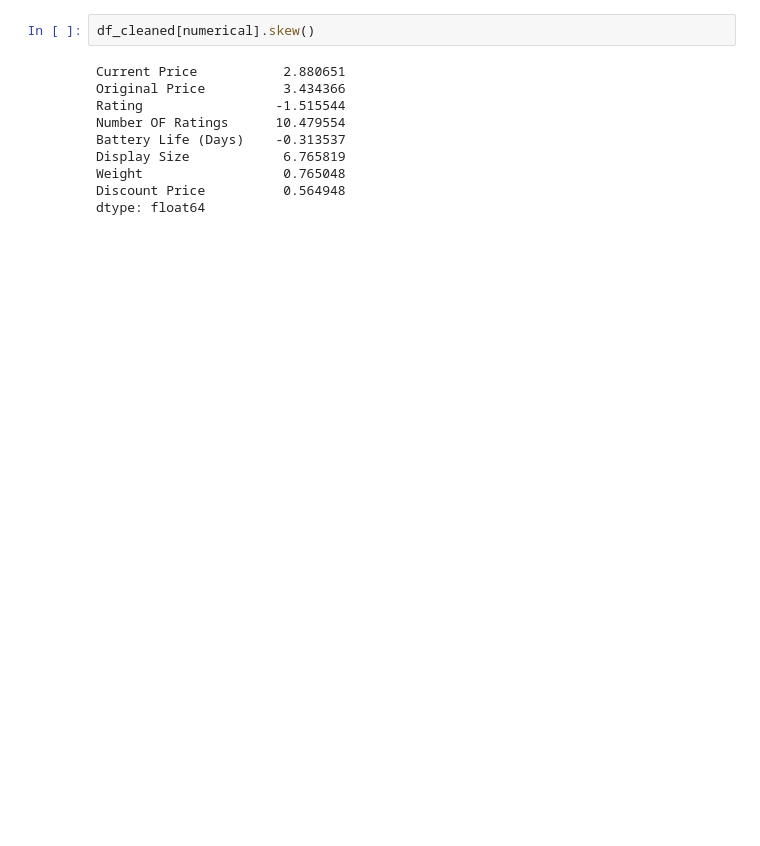
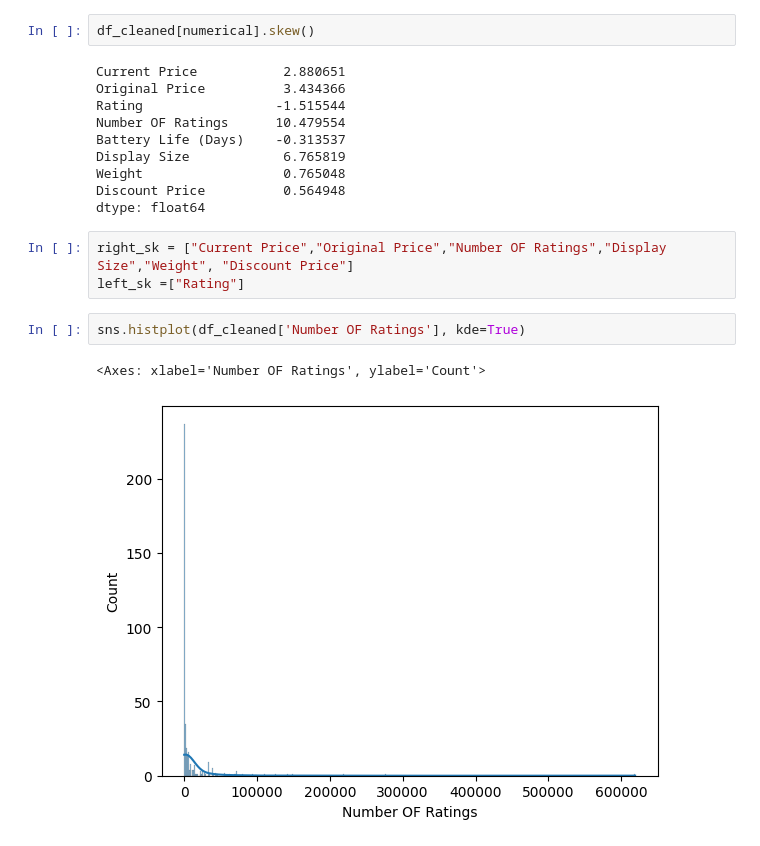
Before and after one commit to Git-of-Abdullah/smartwatch, a Jupyter notebook: Data_cleaning.ipynb, the cells around one changed output. Drawn from its saved outputs; the diff is of its cells as text; blank space fills up the shorter version.

```diff
--- a/Data_cleaning.ipynb
+++ b/Data_cleaning.ipynb
@@ -734,3 +734,11 @@ Display Size            6.765819
 Weight                  0.765048
 Discount Price          0.564948
 dtype: float64
+# %%
+right_sk = ["Current Price","Original Price","Number OF Ratings","Display Size","Weight", "Discount Price"]
+left_sk =["Rating"]
+# %%
+sns.histplot(df_cleaned['Number OF Ratings'], kde=True)
+# %% [output]
+<Axes: xlabel='Number OF Ratings', ylabel='Count'>
+[figure, added]
```
Also changed, not shown: parts of 6 cells of this notebook.
